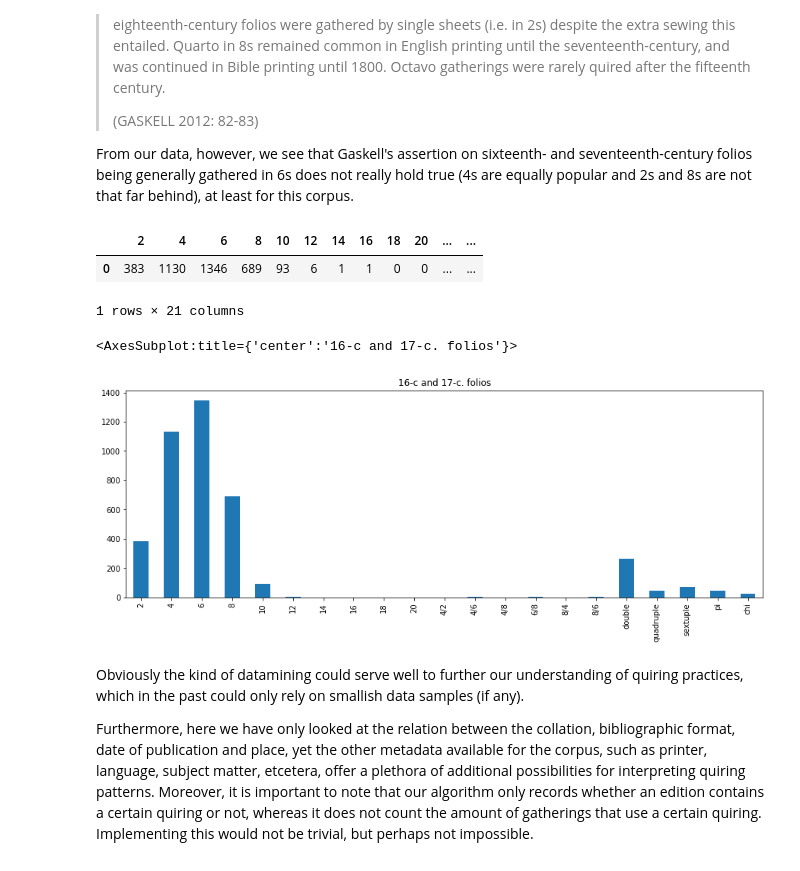
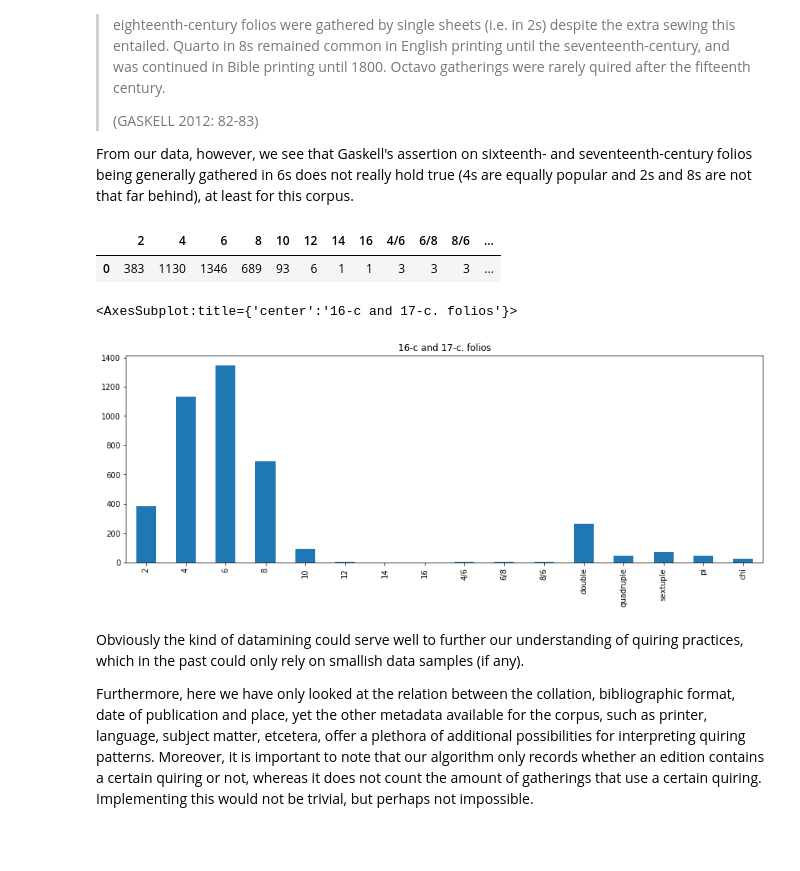
Before and after one commit to TomDeneire/Quiring, a Jupyter notebook: od.ipynb, the cells around one changed output. Cells and saved outputs as stored; diff of their text form; code cells hidden in the pictures.

```diff
--- a/od.ipynb
+++ b/od.ipynb
@@ -165,0 +153,11 @@ df_general.plot(kind='bar', title='General', figsize=(15,5))
+# %%
+def sum_and_dropzero(base_df: DataFrame, columns_list: list) -> DataFrame:
+    new_df = pd.DataFrame(columns=columns_list)
+    new_df.loc[0] = [base_df[column].sum() for column in columns_list]
+    new_df = new_df.loc[:, (new_df != 0).any(axis=0)]
+    return new_df
+
+import matplotlib.pyplot as plt
+df_general = sum_and_dropzero(df, columns_quires)
+display(df_general)
+df_general.plot(kind='bar', title='General', figsize=(15,5))
@@ -318,16 +314,14 @@ From our data, however, we see that Gaskell's assertion on sixteenth- and sevent
 # %%
 df_1516 = df.loc[pd.to_numeric(df['year1']).isin(range(1500,1699))]
 df_1516_folio = df_1516.loc[df_1516['format'] == 'folio']
-df_fifteenthsixteenth_folio = pd.DataFrame(columns=columns_quires)
-df_fifteenthsixteenth_folio.loc[0] = [df_1516_folio[column].sum() for column in columns_quires]
+df_fifteenthsixteenth_folio = sum_and_dropzero(df_1516_folio, columns_quires)
 display(df_fifteenthsixteenth_folio)
 df_fifteenthsixteenth_folio.iloc[0].plot(kind='bar', title='16-c and 17-c. folios',figsize=(15,5))
 # %% [output]
-|  | 2 | 4 | 6 | 8 | 10 | 12 | 14 | 16 | 18 | 20 | ... | ... |
-| 0 | 383 | 1130 | 1346 | 689 | 93 | 6 | 1 | 1 | 0 | 0 | ... | ... |
+|  | 2 | 4 | 6 | 8 | 10 | 12 | 14 | 16 | 4/6 | 6/8 | 8/6 | ... |
+| 0 | 383 | 1130 | 1346 | 689 | 93 | 6 | 1 | 1 | 3 | 3 | 3 | ... |
-1 rows × 21 columns
+<AxesSubplot:title={'center':'16-c and 17-c. folios'}>
-<AxesSubplot:title={'center':'16-c and 17-c. folios'}>
-[figure, old version]
+[figure, new version]
 # %% [markdown]
 Obviously the kind of datamining could serve well to further our understanding of quiring practices, which in the past could only rely on smallish data samples (if any).
 
```
Also changed, not shown: parts of 11 cells of this notebook, 1 other file.
